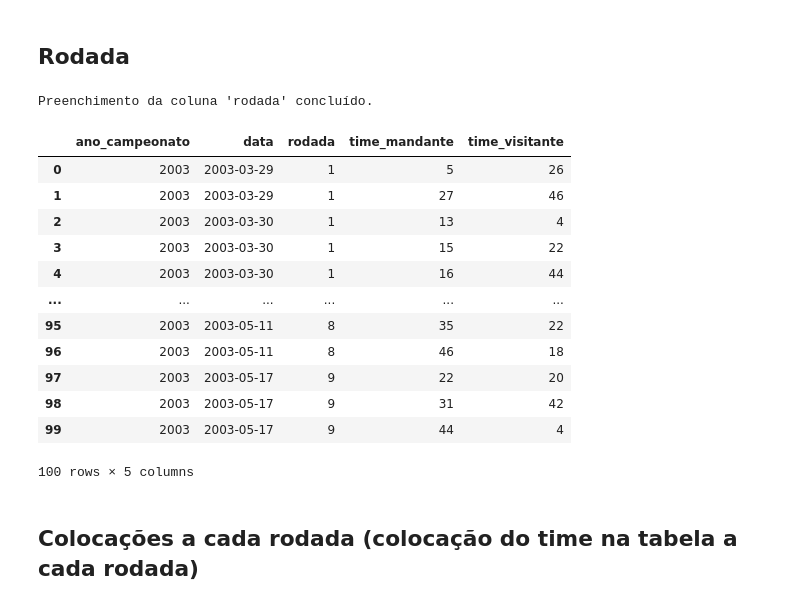
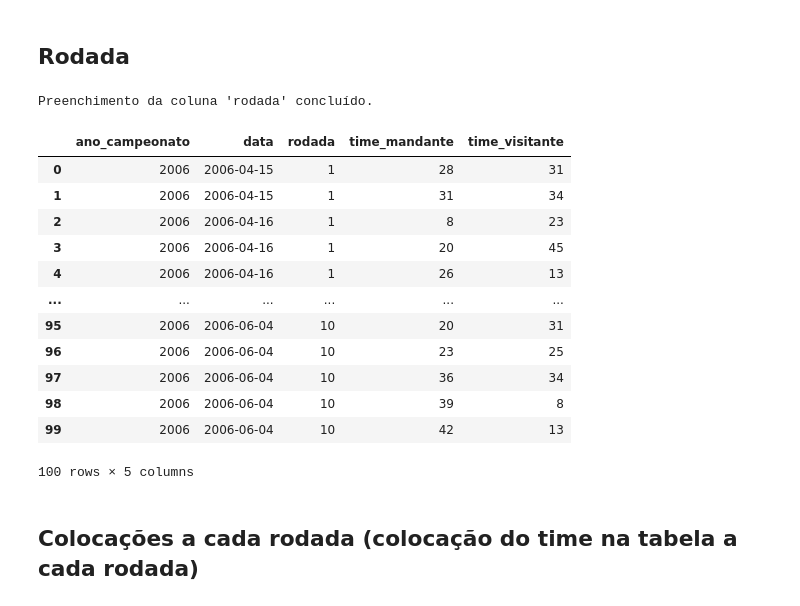
Before and after one commit to leandroassis/sportbet_model, a Jupyter notebook: data/feature_eng.ipynb, the cells around one changed output. Drawn from its saved outputs; the diff is of its cells as text; code cells hidden in the pictures.

```diff
--- a/data/feature_eng.ipynb
+++ b/data/feature_eng.ipynb
@@ -22,6 +22,9 @@ Data columns (total 22 columns):
  21  AvgCA                           5476 non-null   float64
 dtypes: float64(14), int64(3), str(5)
 memory usage: 1.8 MB
+# %%
+# dropando todos os valores fora da era dos pontos corridos
+dataset = dataset[dataset['ano_campeonato'] >= 2006]
 # %% [markdown]
 # Preenchendo estatísticas NaN (exceto odd)
 # %% [markdown]
@@ -104,7 +107,7 @@ dataset[['gols_pro_mandante', 'gols_sofridos_mandante', 'saldo_gols_mandante', '
 ## Rodada
 # %%
 # Ordena o dataset para garantir que os jogos estão em ordem cronológica dentro de cada temporada
-dataset = dataset.sort_values(by=['ano_campeonato', 'data', 'rodada']).reset_index(drop=True)
+dataset = dataset.sort_values(by=['ano_campeonato', 'data', 'time_mandante', 'time_visitante']).reset_index(drop=True)
 
 # Itera sobre cada temporada para preencher a coluna 'rodada'
 for ano in dataset['ano_campeonato'].unique():
@@ -120,42 +123,42 @@ for ano in dataset['ano_campeonato'].unique():
     # Itera sobre os jogos da temporada em ordem cronológica
     for index, row in df_temporada.iterrows():
         time_mandante = row['time_mandante']
         time_visitante = row['time_visitante']
 
         if pd.notna(df_temporada.loc[index, 'rodada']):
             rodada_atual = df_temporada.loc[index, 'rodada'].astype(int)
             times_jogaram_na_rodada.add(time_mandante)
             times_jogaram_na_rodada.add(time_visitante)
             continue
         # Verifica se os times já jogaram nesta rodada
         elif time_mandante in times_jogaram_na_rodada or time_visitante in times_jogaram_na_rodada:
             # Se um dos times já jogou, significa que uma nova rodada começou
             rodada_atual += 1
             times_jogaram_na_rodada = {time_mandante, time_visitante}
         else:
             # Adiciona os times ao conjunto de times que jogaram na rodada atual
             times_jogaram_na_rodada.add(time_mandante)
             times_jogaram_na_rodada.add(time_visitante)
 
         dataset.loc[index, 'rodada'] = rodada_atual
 
 # Converte a coluna 'rodada' para inteiro, pois não haverá mais NaNs
 dataset['rodada'] = dataset['rodada'].astype(int)
 
 print("Preenchimento da coluna 'rodada' concluído.")
 dataset[['ano_campeonato', 'data', 'rodada', 'time_mandante', 'time_visitante']].head(100)
 # %% [output]
 Preenchimento da coluna 'rodada' concluído.
 |  | ano_campeonato | data | rodada | time_mandante | time_visitante |
-| 0 | 2003 | 2003-03-29 | 1 | 5 | 26 |
-| 1 | 2003 | 2003-03-29 | 1 | 27 | 46 |
-| 2 | 2003 | 2003-03-30 | 1 | 13 | 4 |
-| 3 | 2003 | 2003-03-30 | 1 | 15 | 22 |
-| 4 | 2003 | 2003-03-30 | 1 | 16 | 44 |
+| 0 | 2006 | 2006-04-15 | 1 | 28 | 31 |
+| 1 | 2006 | 2006-04-15 | 1 | 31 | 34 |
+| 2 | 2006 | 2006-04-16 | 1 | 8 | 23 |
+| 3 | 2006 | 2006-04-16 | 1 | 20 | 45 |
+| 4 | 2006 | 2006-04-16 | 1 | 26 | 13 |
 | ... | ... | ... | ... | ... | ... |
-| 95 | 2003 | 2003-05-11 | 8 | 35 | 22 |
-| 96 | 2003 | 2003-05-11 | 8 | 46 | 18 |
-| 97 | 2003 | 2003-05-17 | 9 | 22 | 20 |
-| 98 | 2003 | 2003-05-17 | 9 | 31 | 42 |
-| 99 | 2003 | 2003-05-17 | 9 | 44 | 4 |
+| 95 | 2006 | 2006-06-04 | 10 | 20 | 31 |
+| 96 | 2006 | 2006-06-04 | 10 | 23 | 25 |
+| 97 | 2006 | 2006-06-04 | 10 | 36 | 34 |
+| 98 | 2006 | 2006-06-04 | 10 | 39 | 8 |
+| 99 | 2006 | 2006-06-04 | 10 | 42 | 13 |
 100 rows × 5 columns
```
Also changed, not shown: parts of 23 cells of this notebook, 1 other file.
